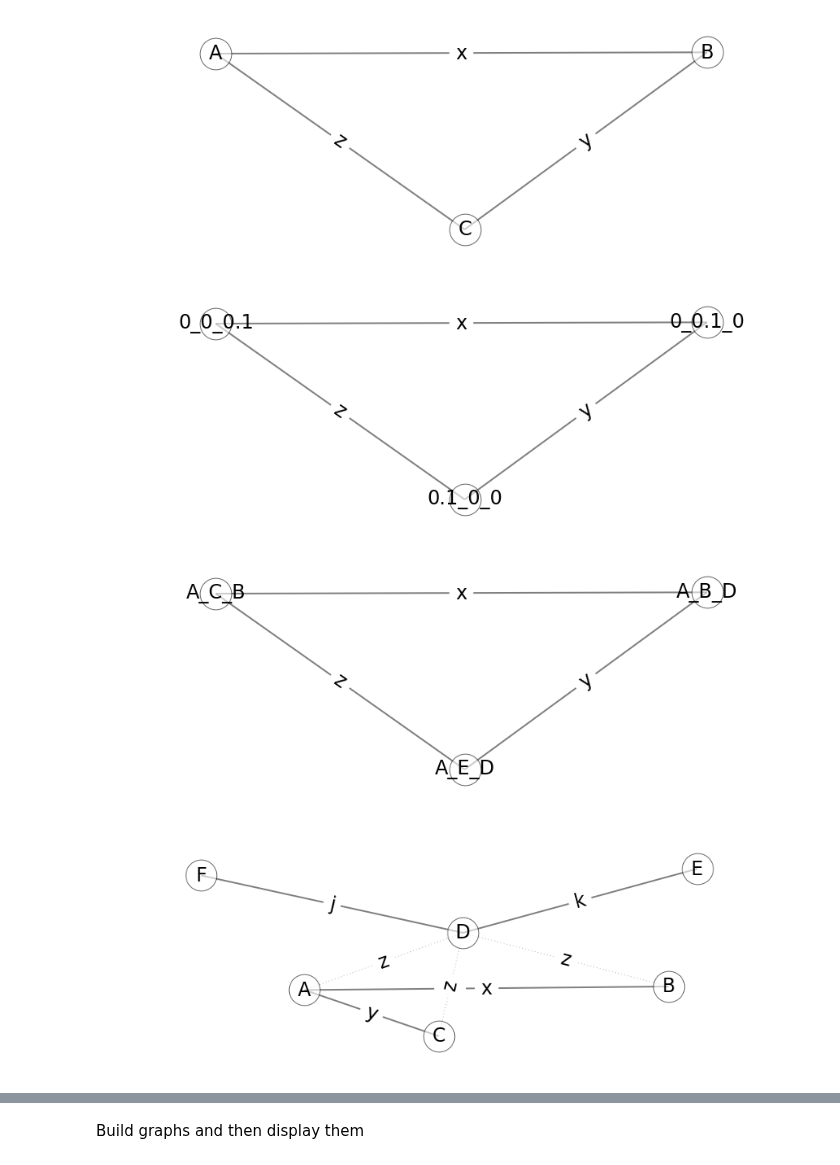
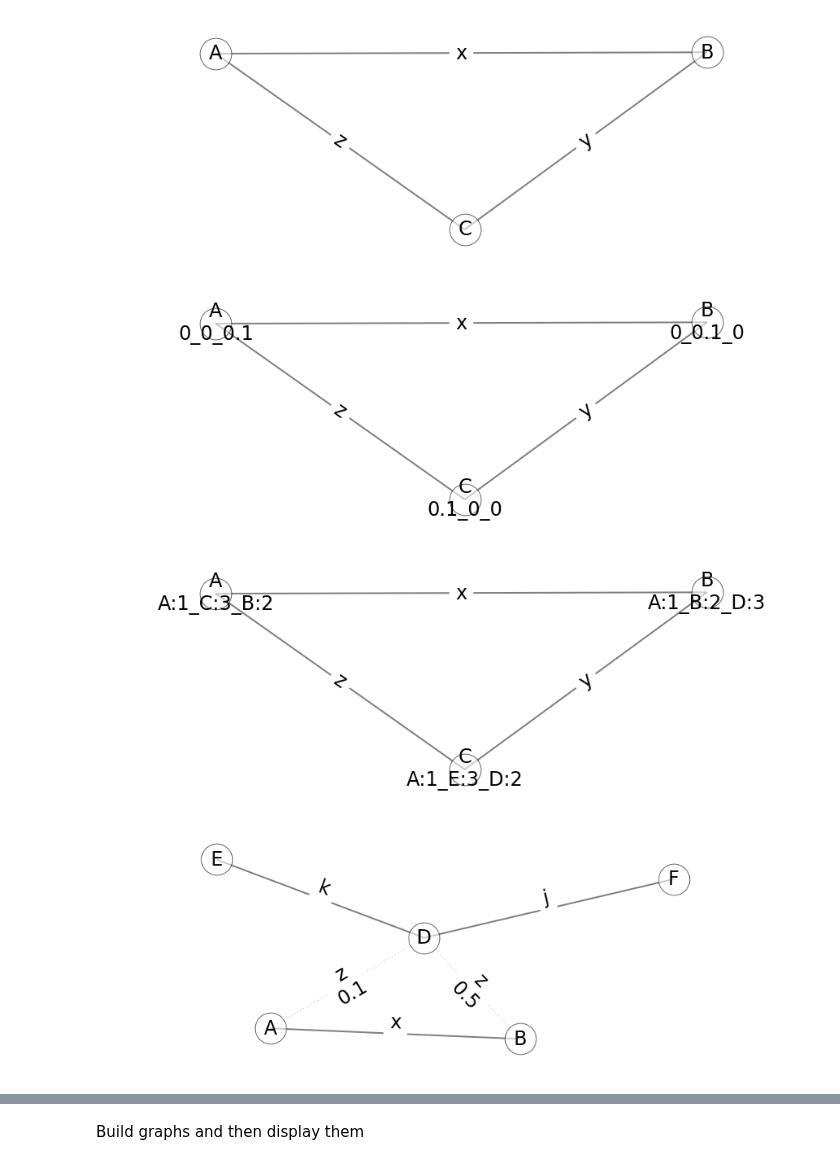
Before and after one commit to fabriziocosta/EDeN_examples, a Jupyter notebook: graph_format.ipynb, the cells around one changed output, grey strips where cells are left out. Saved outputs shown, nothing was run; the diff lists cells and outputs as text; code cells hidden in the pictures.

```diff
--- a/graph_format.ipynb
+++ b/graph_format.ipynb
@@ -83,8 +83,8 @@ G.add_edge(0,1, label='x')
 G.add_edge(1,2, label='y')
 G.add_edge(2,0, label='z')
 # %%
-display.draw_graph(G,  size=15, vertex_size=1500, font_size=24, vertex_border=True, size_x_to_y_ratio=3)
+draw_graph(G, secondary_vertex_label='vec', size=15, vertex_size=1500, font_size=24, vertex_border=True, size_x_to_y_ratio=3)
 # %% [output]
-[figure, old version]
+[figure, new version]
 # %%
 G=nx.Graph()
@@ -96,26 +96,23 @@ G.add_edge(0,1, label='x')
 G.add_edge(1,2, label='y')
 G.add_edge(2,0, label='z')
 # %%
-display.draw_graph(G,  size=15, vertex_size=1500, font_size=24, vertex_border=True, size_x_to_y_ratio=3)
+draw_graph(G, secondary_vertex_label='svec',  size=15, vertex_size=1500, font_size=24, vertex_border=True, size_x_to_y_ratio=3)
 # %% [output]
-[figure, old version]
+[figure, new version]
 # %%
 G=nx.Graph()
 G.add_node(0, label='A')
 G.add_node(1, label='B')
-G.add_node(2, label='C')
 G.add_node(3, label='D')
 G.add_node(4, label='E')
 G.add_node(5, label='F')
 
 G.add_edge(0,1, label='x')
-G.add_edge(0,2, label='y')
 G.add_edge(1,3, label='z', nesting=True, weight=.5)
 G.add_edge(0,3, label='z', nesting=True, weight=.1)
-G.add_edge(2,3, label='z', nesting=True, weight=.01)
 G.add_edge(3,4, label='k')
 G.add_edge(3,5, label='j')
 # %%
-display.draw_graph(G,  size=15, vertex_size=1500, font_size=24, vertex_border=True, size_x_to_y_ratio=3)
+draw_graph(G, secondary_edge_label='weight', size=15, vertex_size=1500, font_size=24, vertex_border=True, size_x_to_y_ratio=3)
 # %% [output]
-[figure, old version]
+[figure, new version]
```
Also changed, not shown: parts of 17 cells of this notebook.
